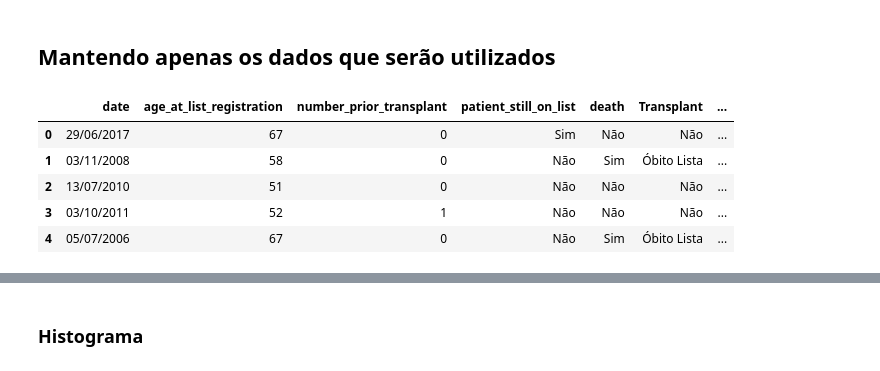
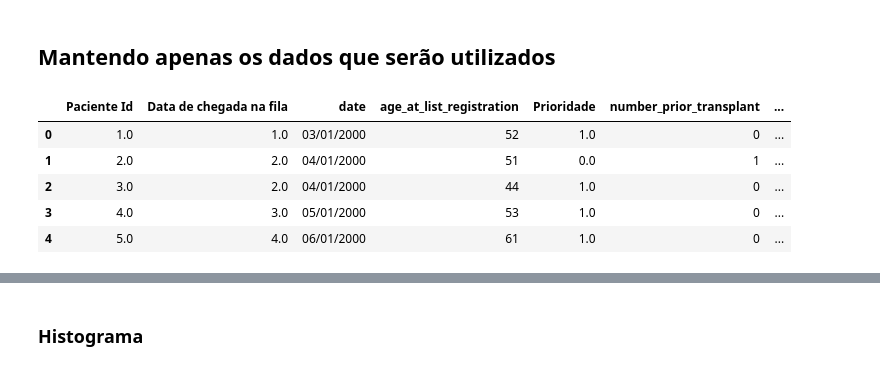
Before and after one commit to Claricez/Trabalho-de-simulacao-discreta-, a Jupyter notebook: main.ipynb, the cells around one changed output, grey strips where cells are left out. Saved outputs shown, nothing was run; the diff lists cells and outputs as text; code cells hidden in the pictures.

```diff
--- a/main.ipynb
+++ b/main.ipynb
@@ -5,17 +5,17 @@ import statistics as st
 import matplotlib.pyplot as plt
 import math as m
 # %%
-base_dados = pd.read_csv("DoaçãoRim.csv", sep=",")
+base_dados = pd.read_csv("DoaçãoRimC.csv", sep=",")
 # %% [markdown]
 ## Mantendo apenas os dados que serão utilizados
 # %%
-base_dados = base_dados.drop(columns=["age_cat","time_on_Dialysis","prior_transplant","date_acutal","Time_death","Transplant_Y_N","X36MthsTx","Time_Tx","event","razon_removed"])
+remover = base_dados.drop(columns=["age_cat","time_on_Dialysis","date_acutal","Time_death","Transplant_Y_N","X36MthsTx","Time_Tx","event","razon_removed"])
 
-base_dados.head()
+remover.head()
 # %% [output]
-|  | date | age_at_list_registration | number_prior_transplant | patient_still_on_list | death | Transplant | ... |
-| 0 | 29/06/2017 | 67 | 0 | Sim | Não | Não | ... |
-| 1 | 03/11/2008 | 58 | 0 | Não | Sim | Óbito Lista | ... |
-| 2 | 13/07/2010 | 51 | 0 | Não | Não | Não | ... |
-| 3 | 03/10/2011 | 52 | 1 | Não | Não | Não | ... |
-| 4 | 05/07/2006 | 67 | 0 | Não | Sim | Óbito Lista | ... |
+|  | Paciente Id | Data de chegada na fila | date | age_at_list_registration | Prioridade | number_prior_transplant | ... |
+| 0 | 1.0 | 1.0 | 03/01/2000 | 52 | 1.0 | 0 | ... |
+| 1 | 2.0 | 2.0 | 04/01/2000 | 51 | 0.0 | 1 | ... |
+| 2 | 3.0 | 2.0 | 04/01/2000 | 44 | 1.0 | 0 | ... |
+| 3 | 4.0 | 3.0 | 05/01/2000 | 53 | 1.0 | 0 | ... |
+| 4 | 5.0 | 4.0 | 06/01/2000 | 61 | 1.0 | 0 | ... |
```
Also changed, not shown: parts of 9 cells of this notebook, 1 other file.
